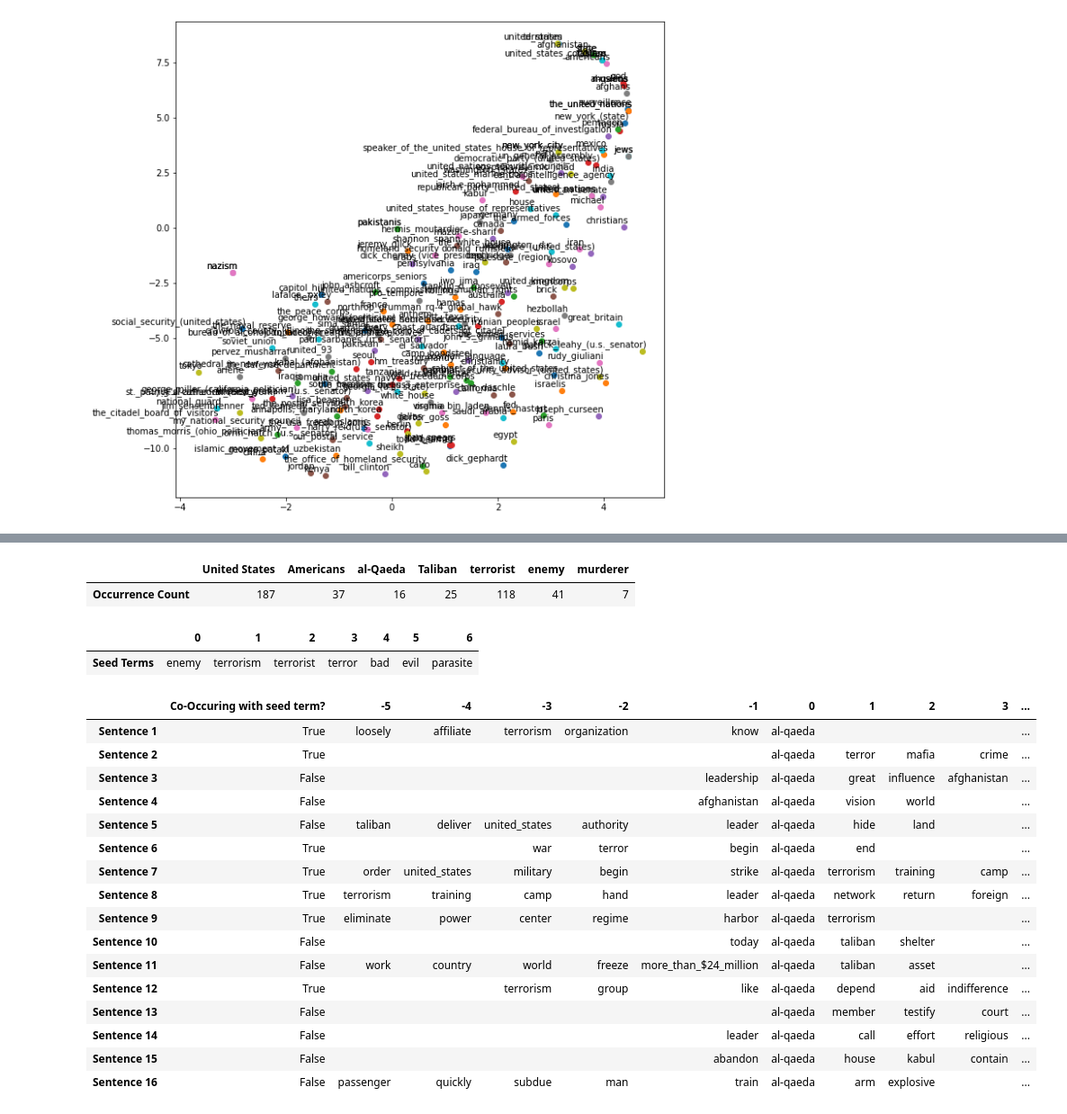
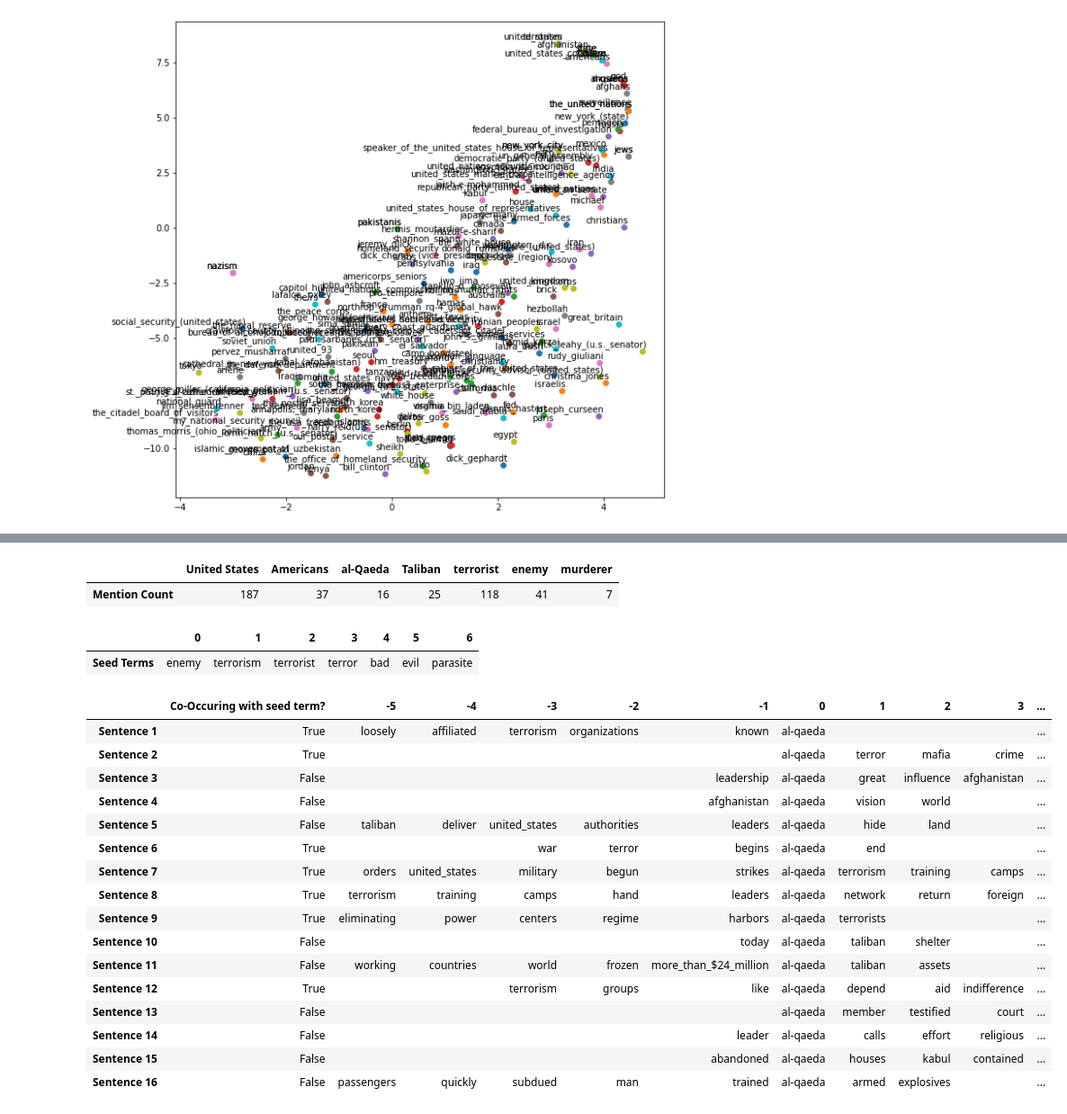
Before and after one commit to Fourthought/Hostile-Narrative-Analysis, a Jupyter notebook: Quantitative Analysis/Experiment 3 - Assessing Word Embeddings/Assessing word2vec.ipynb, the cells around one changed output, grey strips where cells are left out. Shown: that part at 90% size. Saved outputs shown, nothing was run; the diff lists cells and outputs as text; code cells hidden in the pictures.

```diff
--- a/Quantitative Analysis/Experiment 3 - Assessing Word Embeddings/Assessing word2vec.ipynb
+++ b/Quantitative Analysis/Experiment 3 - Assessing Word Embeddings/Assessing word2vec.ipynb
@@ -162,10 +162,10 @@ class Create_Doc_Array(ABC):
 
         return self.normaliser.transform_word(word_transform)
 
-    def __iter__(self):
-        return self.generate_doc_array()
+    def __iter__(self, lemma=True):
+        return self.generate_doc_array(lemma)
 
-    def generate_doc_array(self):
+    def generate_doc_array(self, lemma):
 
         for sent in self.doc.sents:
 
@@ -185,7 +185,10 @@ class Create_Doc_Array(ABC):
                 if '\n' in token.text:
                     continue
 
-                text = token.lemma_.lower()
+                if lemma:
+                    text = token.lemma_
+                else:
+                    text = token.text
 
                 if token.text in self.normaliser:
 
@@ -201,7 +204,7 @@ class Create_Doc_Array(ABC):
 
         contains_word = self.transform_word(contains_word)
 
-        for sentence in self.generate_doc_array():
+        for sentence in self.__iter__():
             if contains_word in sentence:
                 return True
         return False
@@ -583,9 +586,10 @@ for term in terms_array:
     for sentence in doc_array:
         if term_normalised in sentence:
             count += 1
-    data[term]['Occurrence Count'] = count
+    data[term]['Mention Count'] = count
 
 df1 = pd.DataFrame(data)
+dfi.export(df1, 'representations.png')
 
 columns = ['Seed Terms']
 df2 = pd.DataFrame(seed_terms_bad, columns=columns).T
@@ -633,7 +637,7 @@ def get_word_contexts(iterable, terms_of_interest, seed_terms):
 
 terms_array = ['United States', 'Americans', 'al-Qaeda', 'Taliban', 'terrorist', 'enemy', 'murderer']
 
-data = list(get_word_contexts(doc_array, outgroups, seed_terms))
+data = list(get_word_contexts(doc_array.__iter__(lemma=False), outgroups, seed_terms))
 columns = ['Co-Occuring with seed term?'] + [x + 1 for x in range(-6, 5)]
 index = [f'Sentence {x}' for x in range(1, len(data) + 1)]
 df3 = pd.DataFrame(data, index=index, columns=columns).fillna(value='')
@@ -645,24 +651,24 @@ with pd.option_context('display.max_rows', 100, 'display.max_colwidth', None):
 |  | United States | Americans | al-Qaeda | Taliban | terrorist | enemy | murderer |
-| Occurrence Count | 187 | 37 | 16 | 25 | 118 | 41 | 7 |
+| Mention Count | 187 | 37 | 16 | 25 | 118 | 41 | 7 |
 |  | 0 | 1 | 2 | 3 | 4 | 5 | 6 |
 | Seed Terms | enemy | terrorism | terrorist | terror | bad | evil | parasite |
 |  | Co-Occuring with seed term? | -5 | -4 | -3 | -2 | -1 | 0 | 1 | 2 | 3 | ... |
-| Sentence 1 | True | loosely | affiliate | terrorism | organization | know | al-qaeda |  |  |  | ... |
+| Sentence 1 | True | loosely | affiliated | terrorism | organizations | known | al-qaeda |  |  |  | ... |
 | Sentence 2 | True |  |  |  |  |  | al-qaeda | terror | mafia | crime | ... |
 | Sentence 3 | False |  |  |  |  | leadership | al-qaeda | great | influence | afghanistan | ... |
 | Sentence 4 | False |  |  |  |  | afghanistan | al-qaeda | vision | world |  | ... |
-| Sentence 5 | False | taliban | deliver | united_states | authority | leader | al-qaeda | hide | land |  | ... |
-| Sentence 6 | True |  |  | war | terror | begin | al-qaeda | end |  |  | ... |
-| Sentence 7 | True | order | united_states | military | begin | strike | al-qaeda | terrorism | training | camp | ... |
-| Sentence 8 | True | terrorism | training | camp | hand | leader | al-qaeda | network | return | foreign | ... |
-| Sentence 9 | True | eliminate | power | center | regime | harbor | al-qaeda | terrorism |  |  | ... |
+| Sentence 5 | False | taliban | deliver | united_states | authorities | leaders | al-qaeda | hide | land |  | ... |
+| Sentence 6 | True |  |  | war | terror | begins | al-qaeda | end |  |  | ... |
+| Sentence 7 | True | orders | united_states | military | begun | strikes | al-qaeda | terrorism | training | camps | ... |
+| Sentence 8 | True | terrorism | training | camps | hand | leaders | al-qaeda | network | return | foreign | ... |
+| Sentence 9 | True | eliminating | power | centers | regime | harbors | al-qaeda | terrorists |  |  | ... |
 | Sentence 10 | False |  |  |  |  | today | al-qaeda | taliban | shelter |  | ... |
-| Sentence 11 | False | work | country | world | freeze | more_than_$24_million | al-qaeda | taliban | asset |  | ... |
-| Sentence 12 | True |  |  | terrorism | group | like | al-qaeda | depend | aid | indifference | ... |
-| Sentence 13 | False |  |  |  |  |  | al-qaeda | member | testify | court | ... |
-| Sentence 14 | False |  |  |  |  | leader | al-qaeda | call | effort | religious | ... |
-| Sentence 15 | False |  |  |  |  | abandon | al-qaeda | house | kabul | contain | ... |
-| Sentence 16 | False | passenger | quickly | subdue | man | train | al-qaeda | arm | explosive |  | ... |
+| Sentence 11 | False | working | countries | world | frozen | more_than_$24_million | al-qaeda | taliban | assets |  | ... |
+| Sentence 12 | True |  |  | terrorism | groups | like | al-qaeda | depend | aid | indifference | ... |
+| Sentence 13 | False |  |  |  |  |  | al-qaeda | member | testified | court | ... |
+| Sentence 14 | False |  |  |  |  | leader | al-qaeda | calls | effort | religious | ... |
+| Sentence 15 | False |  |  |  |  | abandoned | al-qaeda | houses | kabul | contained | ... |
+| Sentence 16 | False | passengers | quickly | subdued | man | trained | al-qaeda | armed | explosives |  | ... |
 # %%
 terms_array = ['United States', 'Americans', 'al-Qaeda', 'Taliban', 'terrorist', 'enemy', 'murderer']
 
```
Also changed, not shown: parts of 1 cell of this notebook.
